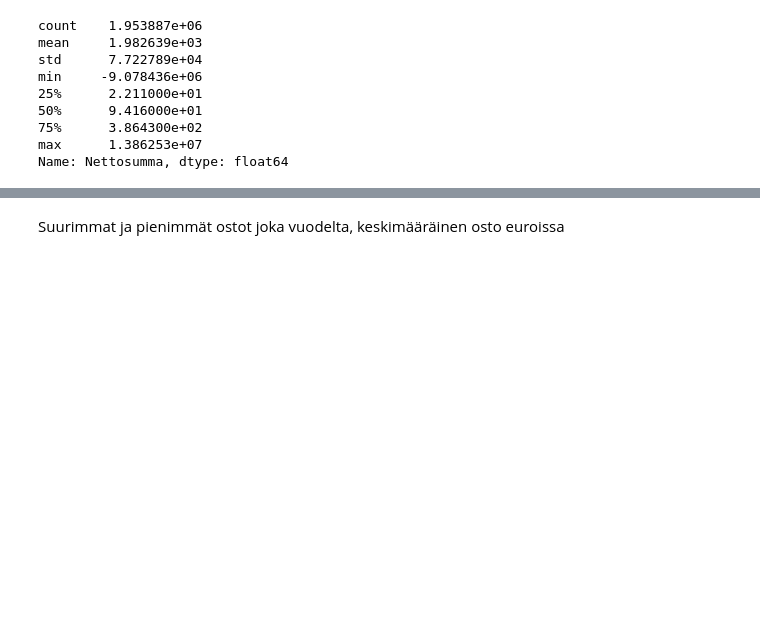
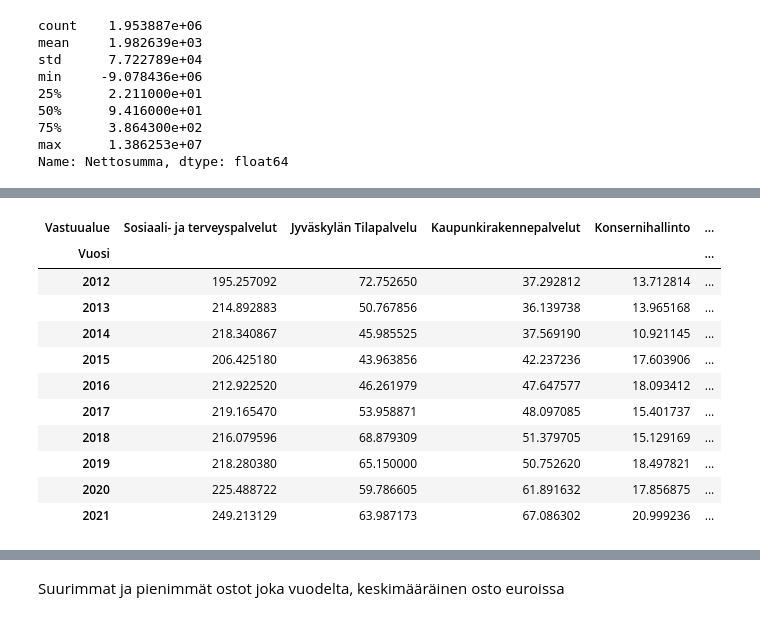
Before and after one commit to SallaLipasti/jkl-ostolaskut, a Jupyter notebook: ostolaskut.ipynb, the cells around one changed output, grey strips where cells are left out. Saved outputs shown, nothing was run; the diff lists cells and outputs as text; code cells hidden in the pictures; blank space fills up the shorter version.

```diff
--- a/ostolaskut.ipynb
+++ b/ostolaskut.ipynb
@@ -899,0 +874,29 @@ df_tilastot
+# %%
+# Tehdään datakehikko 'df_vvv', jossa ostot ryhmitellään vuosien ja vastuualueitten mukaan (milj. euroa):
+df_vvv = (df['Nettosumma'].groupby([df['Vuosi'], df['Vastuualue']]).sum())/1000000
+
+# Tehdään uusi datakehikko 'df_vvvu', jossa 2-tasoinen indeksi muotoillaan unstack-metodilla riviksi
+# ja sarakkeiksi:
+df_vvvu = df_vvv.unstack()
+
+# Lajitellaan sarakkeet laskevaan järjestykseen kokonaisostojen peursteella.
+# Kerätään aiemmasta datakehikosta 'va_3' vastuualueet listaan:
+cols = ostot_va3.index
+
+# Vaihdetaan vastuualuelistan avulla datakehikon 'df_vvu' sarakkeiden järjestystä:
+df_vvvu = df_vvvu[cols]
+
+df_vvvu
+# %% [output]
+| Vastuualue | Sosiaali- ja terveyspalvelut | Jyväskylän Tilapalvelu | Kaupunkirakennepalvelut | Konsernihallinto | ... |
+| Vuosi |  |  |  |  | ... |
+| 2012 | 195.257092 | 72.752650 | 37.292812 | 13.712814 | ... |
+| 2013 | 214.892883 | 50.767856 | 36.139738 | 13.965168 | ... |
+| 2014 | 218.340867 | 45.985525 | 37.569190 | 10.921145 | ... |
+| 2015 | 206.425180 | 43.963856 | 42.237236 | 17.603906 | ... |
+| 2016 | 212.922520 | 46.261979 | 47.647577 | 18.093412 | ... |
+| 2017 | 219.165470 | 53.958871 | 48.097085 | 15.401737 | ... |
+| 2018 | 216.079596 | 68.879309 | 51.379705 | 15.129169 | ... |
+| 2019 | 218.280380 | 65.150000 | 50.752620 | 18.497821 | ... |
+| 2020 | 225.488722 | 59.786605 | 61.891632 | 17.856875 | ... |
+| 2021 | 249.213129 | 63.987173 | 67.086302 | 20.999236 | ... |
```
Also changed, not shown: parts of 14 cells of this notebook.
